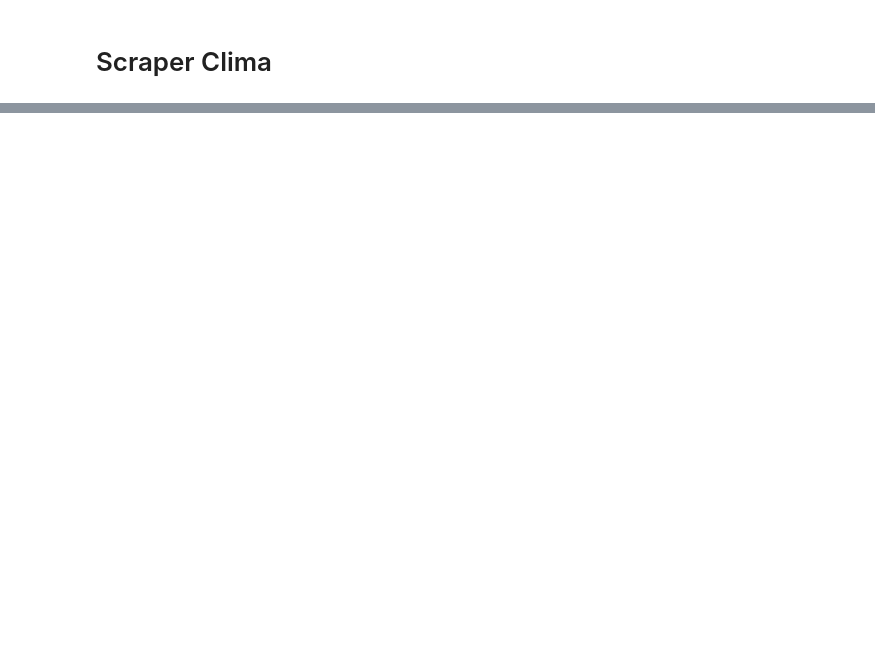
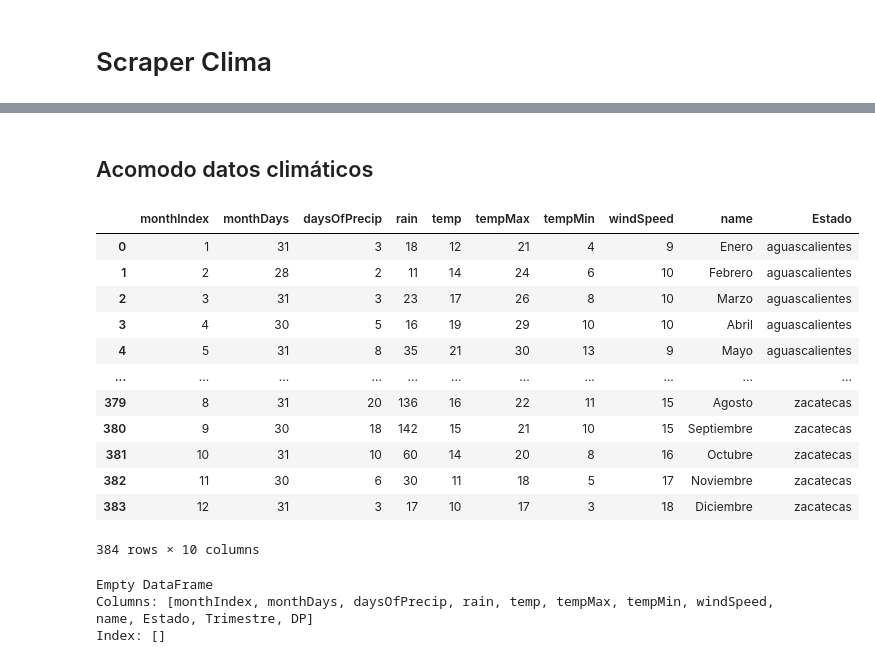
Before and after one commit to BryanPP97/airflow_cobrit, a Jupyter notebook: dags/utils/scraper.ipynb, the cells around one changed output, grey strips where cells are left out. Cells and saved outputs as stored; diff of their text form; code cells hidden in the pictures; blank space fills up the shorter version.

Commit message:
Se están gestionando las bases de datos

```diff
--- a/dags/utils/scraper.ipynb
+++ b/dags/utils/scraper.ipynb
@@ -1162,0 +1079,58 @@ clima_scraper()
+# %% [markdown]
+## Acomodo datos climáticos
+# %%
+df_clima = pd.read_csv('datos_climaticos.csv')
+df_clima['Estado'] = df_clima['Estado'].str.replace(r'^estado de ', '', regex=True)
+renombre = {
+    'coahuila de zaragoza' : 'coahuila',
+    'distrito federal' : 'ciudad de mexico',
+    'michoacan de ocampo' : 'michoacan',
+    'veracruz llave':'veracruz',
+    'queretaro de arteaga': 'queretaro',
+}
+
+df_clima['Estado']=df_clima['Estado'].replace(renombre)
+df_clima
+# %% [output]
+|  | monthIndex | monthDays | daysOfPrecip | rain | temp | tempMax | tempMin | windSpeed | name | Estado |
+| 0 | 1 | 31 | 3 | 18 | 12 | 21 | 4 | 9 | Enero | aguascalientes |
+| 1 | 2 | 28 | 2 | 11 | 14 | 24 | 6 | 10 | Febrero | aguascalientes |
+| 2 | 3 | 31 | 3 | 23 | 17 | 26 | 8 | 10 | Marzo | aguascalientes |
+| 3 | 4 | 30 | 5 | 16 | 19 | 29 | 10 | 10 | Abril | aguascalientes |
+| 4 | 5 | 31 | 8 | 35 | 21 | 30 | 13 | 9 | Mayo | aguascalientes |
+| ... | ... | ... | ... | ... | ... | ... | ... | ... | ... | ... |
+| 379 | 8 | 31 | 20 | 136 | 16 | 22 | 11 | 15 | Agosto | zacatecas |
+| 380 | 9 | 30 | 18 | 142 | 15 | 21 | 10 | 15 | Septiembre | zacatecas |
+| 381 | 10 | 31 | 10 | 60 | 14 | 20 | 8 | 16 | Octubre | zacatecas |
+| 382 | 11 | 30 | 6 | 30 | 11 | 18 | 5 | 17 | Noviembre | zacatecas |
+| 383 | 12 | 31 | 3 | 17 | 10 | 17 | 3 | 18 | Diciembre | zacatecas |
+384 rows × 10 columns
+# %%
+# Mapeo de meses a trimestres
+meses_a_trimestres = {
+    'Enero': 'I',
+    'Febrero': 'I',
+    'Marzo': 'I',
+    'Abril': 'II',
+    'Mayo': 'II',
+    'Junio': 'II',
+    'Julio': 'III',
+    'Agosto': 'III',
+    'Septiembre': 'III',
+    'Octubre': 'IV',
+    'Noviembre': 'IV',
+    'Diciembre': 'IV'
+}
+
+# Agregar una columna de Trimestre al DataFrame de meses
+df_clima['Trimestre'] = df_clima['name'].map(meses_a_trimestres)
+
+# Fusionar DataFrames en función del Estado y el Trimestre
+df_final = df_clima.merge(df_desemp, on=['Estado', 'Trimestre'])
+
+# Mostrar el DataFrame resultante
+print(df_final)
+# %% [output]
+Empty DataFrame
+Columns: [monthIndex, monthDays, daysOfPrecip, rain, temp, tempMax, tempMin, windSpeed, name, Estado, Trimestre, DP]
+Index: []
```
Also changed, not shown: parts of 15 cells of this notebook.
